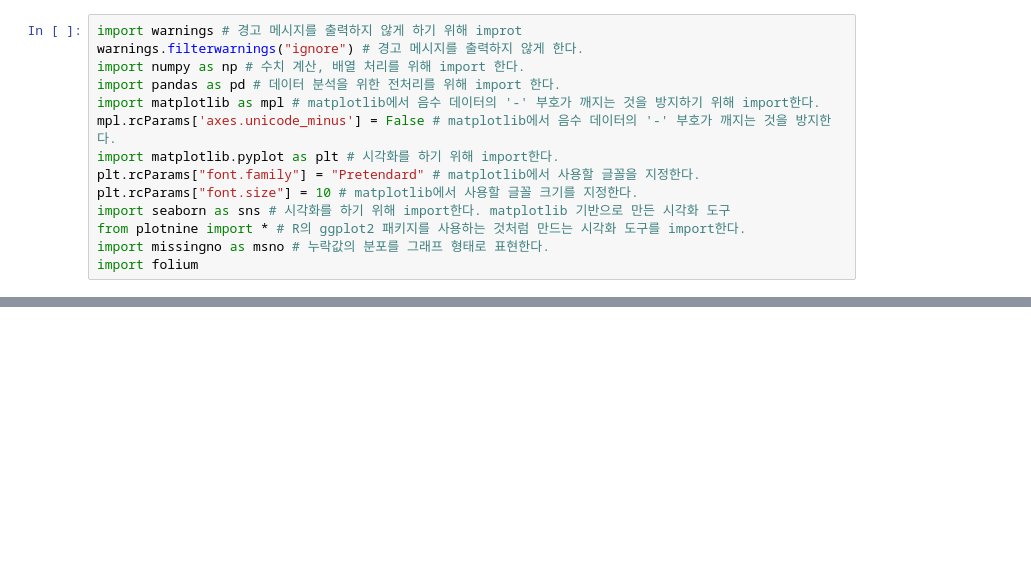
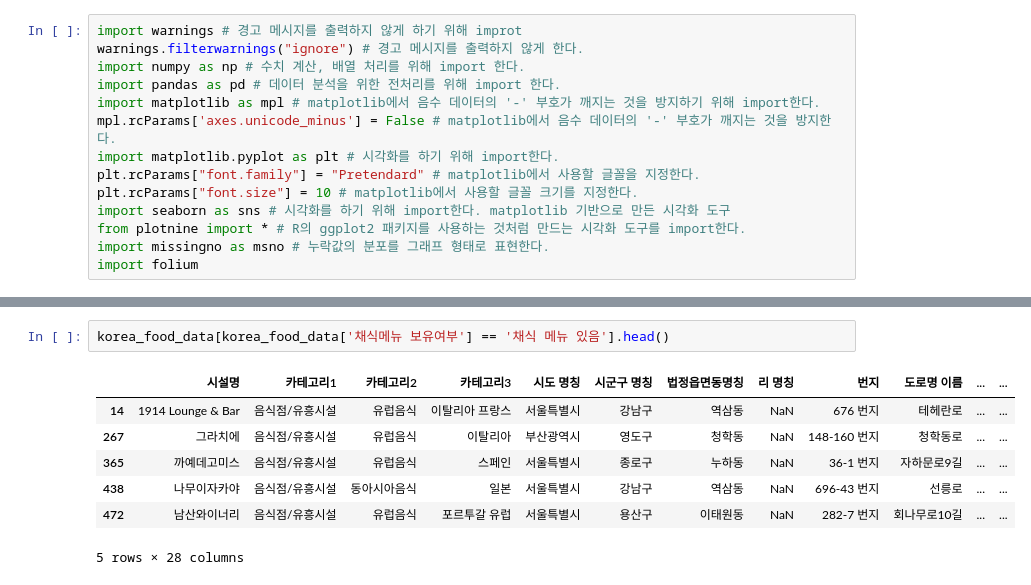
Before and after one commit to alswn8268/DataAnalysis, a Jupyter notebook: data_Analysis_Project_food.ipynb, the cells around one changed output, grey strips where cells are left out. Drawn from its saved outputs; the diff is of its cells as text; blank space fills up the shorter version.

```diff
--- a/data_Analysis_Project_food.ipynb
+++ b/data_Analysis_Project_food.ipynb
@@ -25,0 +32,10 @@ korea_food_data.head()
+# %%
+korea_food_data[korea_food_data['채식메뉴 보유여부'] == '채식 메뉴 있음'].head()
+# %% [output]
+|  | 시설명 | 카테고리1 | 카테고리2 | 카테고리3 | 시도 명칭 | 시군구 명칭 | 법정읍면동명칭 | 리 명칭 | 번지 | 도로명 이름 | ... | ... |
+| 14 | 1914 Lounge & Bar | 음식점/유흥시설 | 유럽음식 | 이탈리아 프랑스 | 서울특별시 | 강남구 | 역삼동 | NaN | 676 번지 | 테헤란로 | ... | ... |
+| 267 | 그라치에 | 음식점/유흥시설 | 유럽음식 | 이탈리아 | 부산광역시 | 영도구 | 청학동 | NaN | 148-160 번지 | 청학동로 | ... | ... |
+| 365 | 까예데고미스 | 음식점/유흥시설 | 유럽음식 | 스페인 | 서울특별시 | 종로구 | 누하동 | NaN | 36-1 번지 | 자하문로9길 | ... | ... |
+| 438 | 나무이자카야 | 음식점/유흥시설 | 동아시아음식 | 일본 | 서울특별시 | 강남구 | 역삼동 | NaN | 696-43 번지 | 선릉로 | ... | ... |
+| 472 | 남산와이너리 | 음식점/유흥시설 | 유럽음식 | 포르투갈 유럽 | 서울특별시 | 용산구 | 이태원동 | NaN | 282-7 번지 | 회나무로10길 | ... | ... |
+5 rows × 28 columns
```
Also changed, not shown: parts of 2 cells of this notebook, 4 other files.
